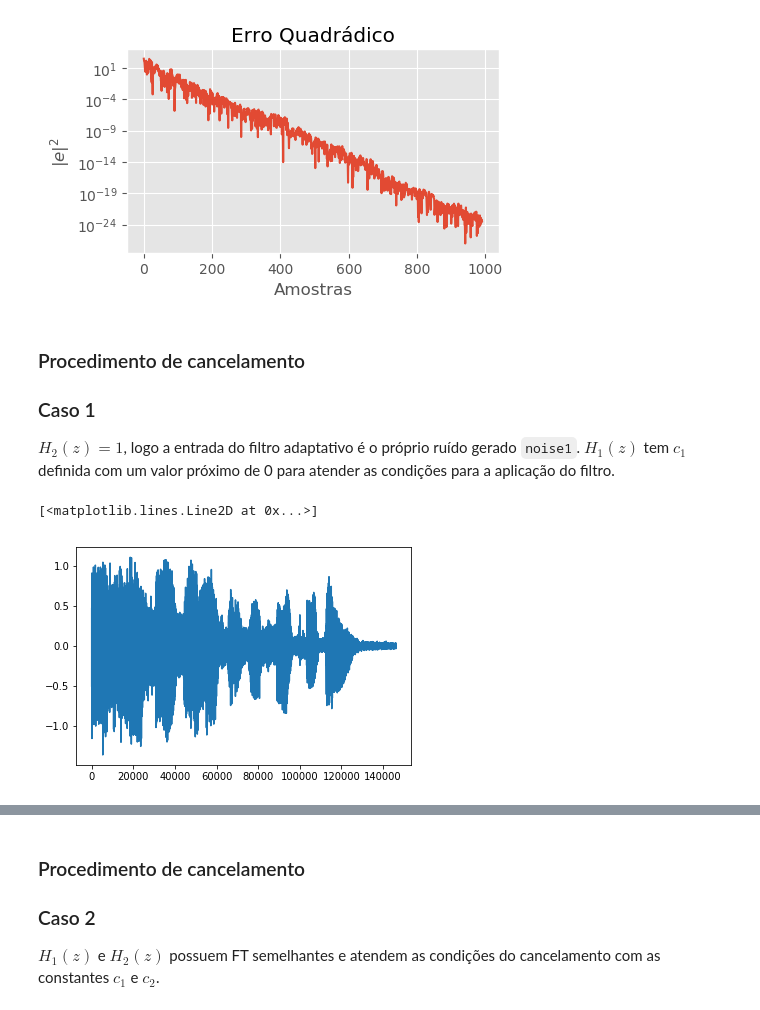
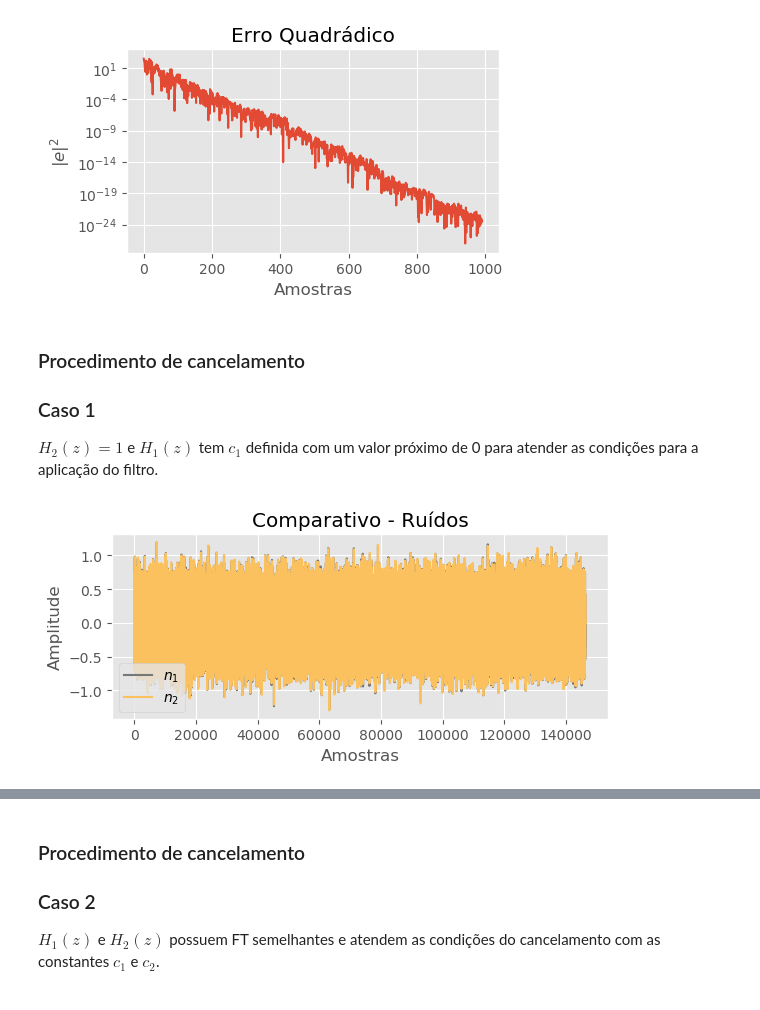
Before and after one commit to ezequiasjunior/pds_lab2019-1, a Jupyter notebook: pr-cancelruido.ipynb, the cells around one changed output, grey strips where cells are left out. Drawn from its saved outputs; the diff is of its cells as text; code cells hidden in the pictures.

````diff
--- a/pr-cancelruido.ipynb
+++ b/pr-cancelruido.ipynb
@@ -142,7 +142,7 @@ Valores próx: True
 ### Procedimento de cancelamento
 ### Caso 1
 
-$H_2(z)=1$, logo a entrada do filtro adaptativo é o próprio ruído gerado ```noise1```. $H_1(z)$ tem $c_1$ definida com um valor próximo de 0 para atender as condições para a aplicação do filtro.
+$H_2(z)=1$ e $H_1(z)$ tem $c_1$ definida com um valor próximo de 0 para atender as condições para a aplicação do filtro.
 # %%
 # Modelo para o cancelamento:
 # Sistema 1:
@@ -153,5 +153,35 @@ h1 = h1[1][0].flatten()
 # Ruído p/ sinal:
 noise1 = signal.convolve(noise.flatten(), h1, mode='same')  # Convolução
 noise1 = noise1[:, np.newaxis]
+
+# Adição do ruído ao sinal de áudio:
+sinal1 = audio + noise1
+
+# Sistema 2 entrada do filtro adaptativo:
+h2 = signal.dlti([1], [1])  # H2 = 1
+h2 = signal.dimpulse(h2)   # Resposta ao impulso do Sistema DLTI
+h2 = h2[1][0].flatten()
+# Ruído p/ o filtro:
+noise2 = signal.convolve(noise.flatten(), h2, mode='same')  # Convolução
+noise2 = noise2[:, np.newaxis]
+# %%
+with plt.style.context('ggplot', True):
+    plt.figure(figsize=[1*6.4, .5*0.75*6.4])
+    plt.title('Comparativo - Ruídos')
+    plt.ylabel('Amplitude')
+    plt.xlabel('Amostras')
+    plt.plot(noise1, 'C3', label='$n_1$')
+    plt.plot(noise2, 'C4', label='$n_2$')
+    plt.legend()
+
+#     plt.figure(figsize=[0.75*6.4, 0.55*0.75*6.4])
+#     plt.title('Comparativo - Ruídos')
+#     plt.ylabel('Amplitude')
+#     plt.xlabel('Amostras')
+#     plt.plot(noise, 'C3', label='$n_0$')
+#     plt.plot(noise2, 'C4', label='$n_2$')
+#     plt.legend()
+# %% [output]
+[figure, added]
 # %%
 # Parâmetros:
@@ -162,8 +192,3 @@ step = 0.03/norm(noise)  # Passo (normalizado)
 
 # Filtragem:
 y1, e1, w1 = least_mean_squares(u1, d, step, M)
-# %%
-plt.plot(e1)
-# %% [output]
-[<matplotlib.lines.Line2D at 0x...>]
-[figure, removed]
````
Also changed, not shown: parts of 14 cells of this notebook.
